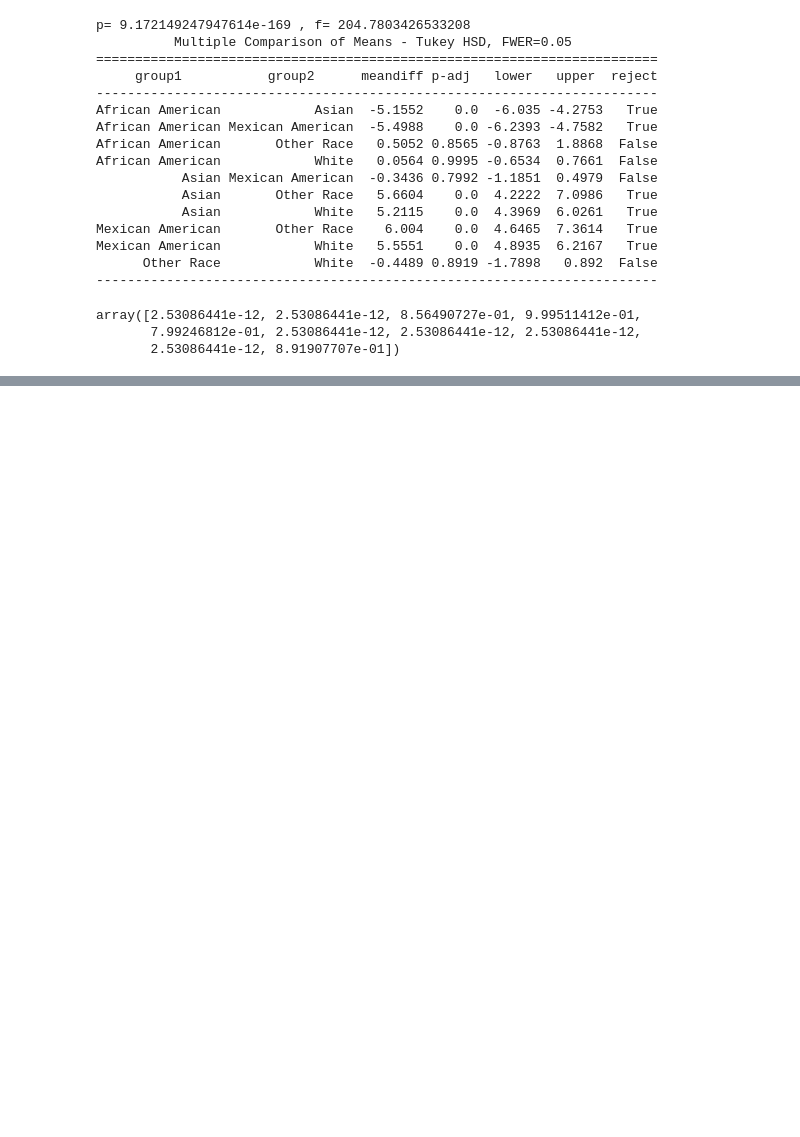
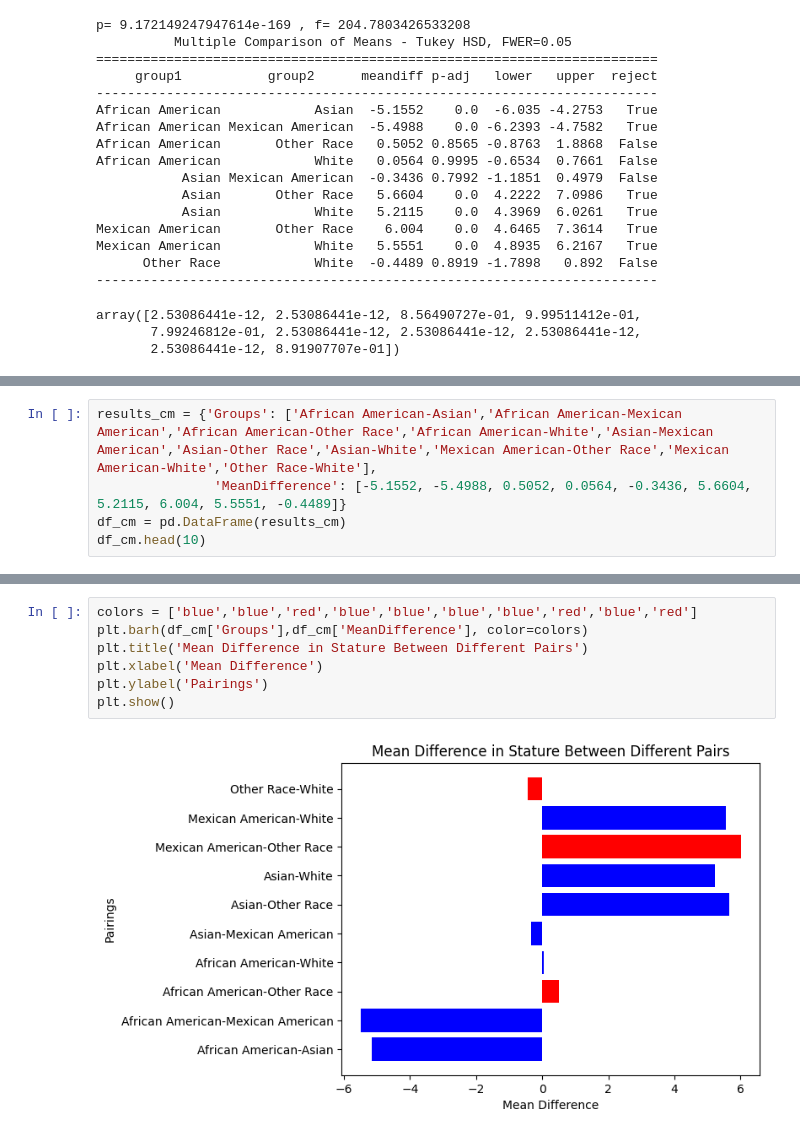
Before and after one commit to aleks111sh/data-science-healthcare-AH, a Jupyter notebook: Data_Science_Healthcare_Dataset.ipynb, the cells around one changed output, grey strips where cells are left out. Saved outputs shown, nothing was run; the diff lists cells and outputs as text; blank space fills up the shorter version.

```diff
--- a/Data_Science_Healthcare_Dataset.ipynb
+++ b/Data_Science_Healthcare_Dataset.ipynb
@@ -446,0 +481,5 @@ array([2.53086441e-12, 2.53086441e-12, 8.56490727e-01, 9.99511412e-01,
+# %%
+results_cm = {'Groups': ['African American-Asian','African American-Mexican American','African American-Other Race','African American-White','Asian-Mexican American','Asian-Other Race','Asian-White','Mexican American-Other Race','Mexican American-White','Other Race-White'],
+               'MeanDifference': [-5.1552, -5.4988, 0.5052, 0.0564, -0.3436, 5.6604, 5.2115, 6.004, 5.5551, -0.4489]}
+df_cm = pd.DataFrame(results_cm)
+df_cm.head(10)
@@ -446,0 +516,9 @@ array([2.53086441e-12, 2.53086441e-12, 8.56490727e-01, 9.99511412e-01,
+# %%
+colors = ['blue','blue','red','blue','blue','blue','blue','red','blue','red']
+plt.barh(df_cm['Groups'],df_cm['MeanDifference'], color=colors)
+plt.title('Mean Difference in Stature Between Different Pairs')
+plt.xlabel('Mean Difference')
+plt.ylabel('Pairings')
+plt.show()
+# %% [output]
+[figure, added]
```
Also changed, not shown: parts of 5 cells of this notebook.
